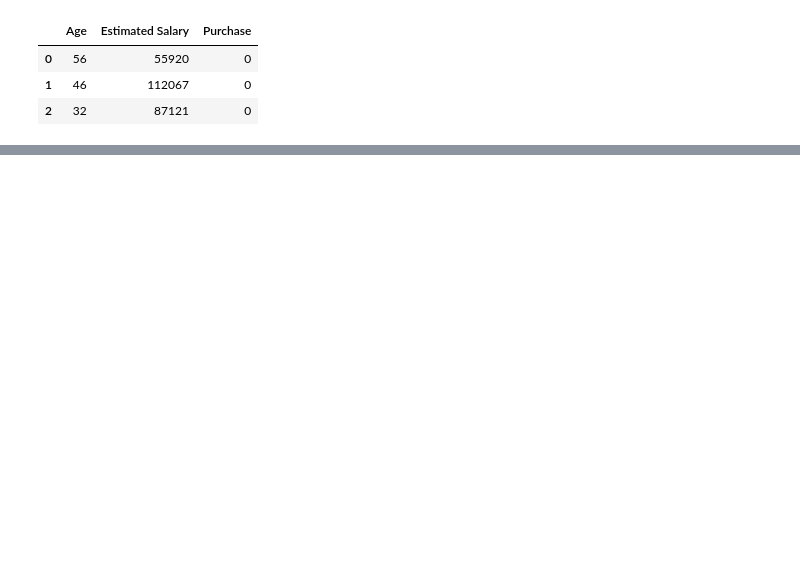
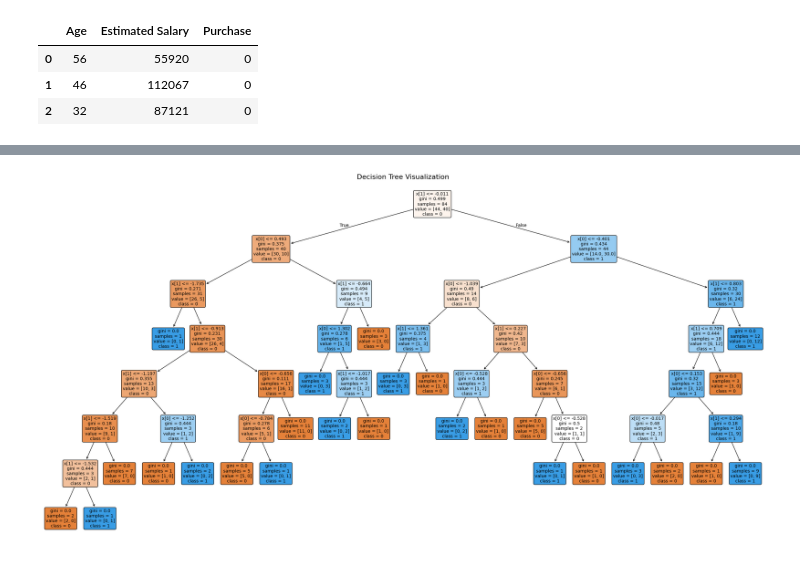
Before and after one commit to Its-Vikas-xd/Machine-Learning, a Jupyter notebook: Non-Linear Supervised Algorithm/Decision Tree/Descision_tree.ipynb, the cells around one changed output, grey strips where cells are left out. Saved outputs shown, nothing was run; the diff lists cells and outputs as text; code cells hidden in the pictures; blank space fills up the shorter version.

```diff
--- a/Non-Linear Supervised Algorithm/Decision Tree/Descision_tree.ipynb
+++ b/Non-Linear Supervised Algorithm/Decision Tree/Descision_tree.ipynb
@@ -20,0 +56,13 @@ y = dataset["Purchase"]
+# %%
+plt.figure(figsize=(30, 15))
+plot_tree(
+ dt,
+ filled=True,
+ rounded=True,
+ fontsize=10,
+ class_names=[str(c) for c in dt.classes_]
+)
+plt.title("Decision Tree Visualization", fontsize=16)
+plt.show()
+# %% [output]
+[figure, added]
```
Also changed, not shown: parts of 9 cells of this notebook.
